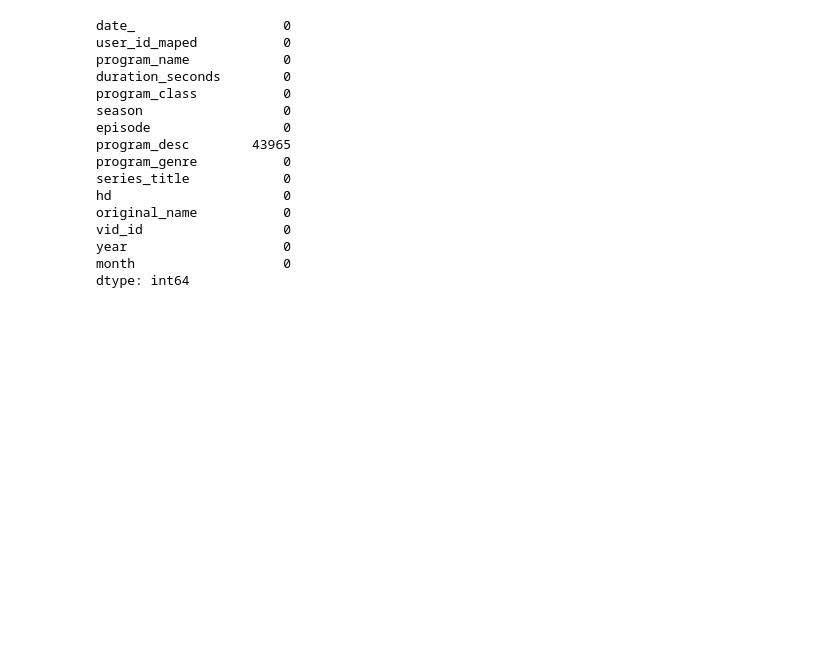
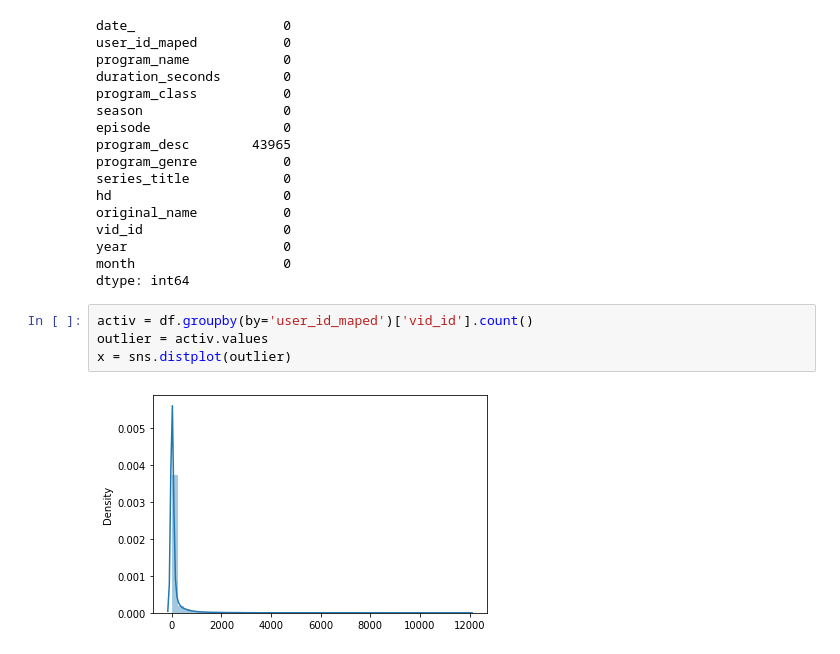
Before and after one commit to dinaa-kh/STC-tv-EDA-reacommendation-system, a Jupyter notebook: src/stc-eda.ipynb, the cells around one changed output. Saved outputs shown, nothing was run; the diff lists cells and outputs as text; blank space fills up the shorter version.

```diff
--- a/src/stc-eda.ipynb
+++ b/src/stc-eda.ipynb
@@ -88,3 +95,9 @@ vid_id                  0
 year                    0
 month                   0
 dtype: int64
+# %%
+activ = df.groupby(by='user_id_maped')['vid_id'].count()
+outlier = activ.values
+x = sns.distplot(outlier)
+# %% [output]
+[figure, added]
```
Also changed, not shown: parts of 3 cells of this notebook, 3 other files.
